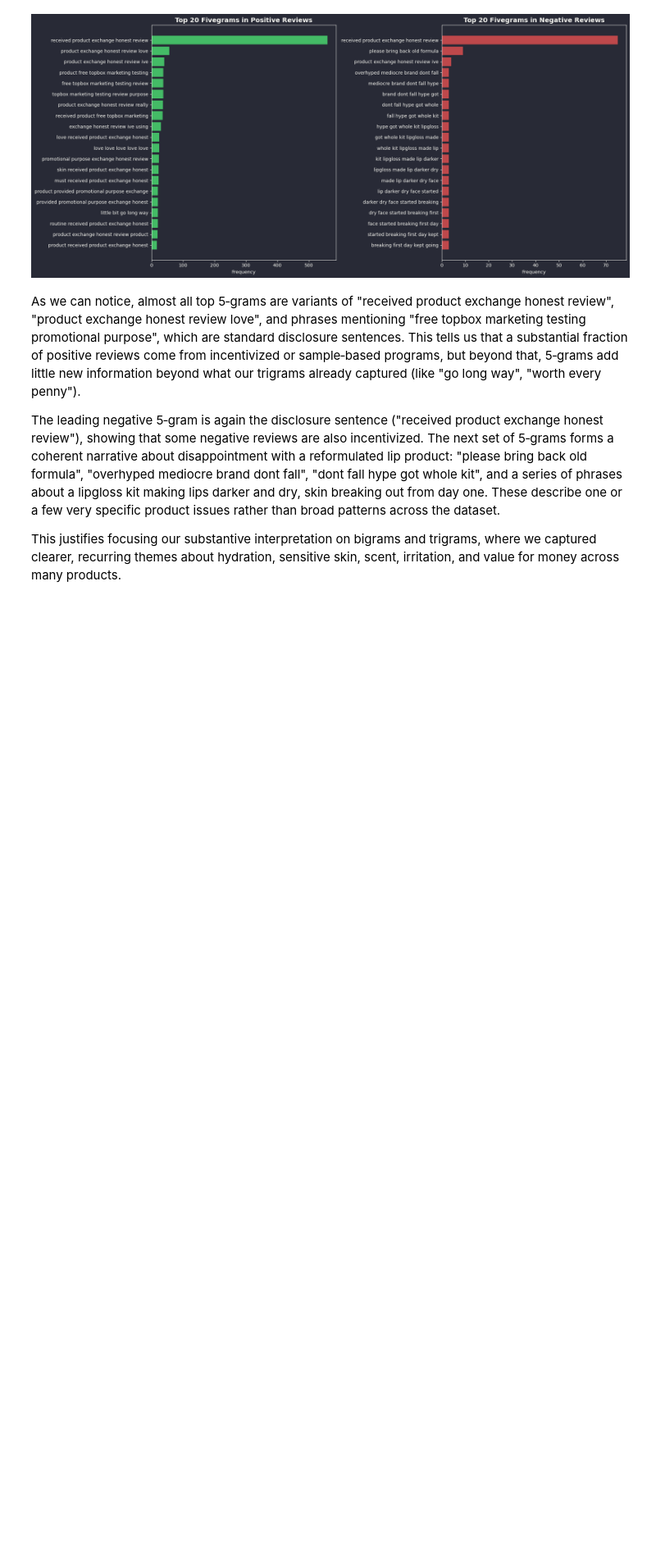
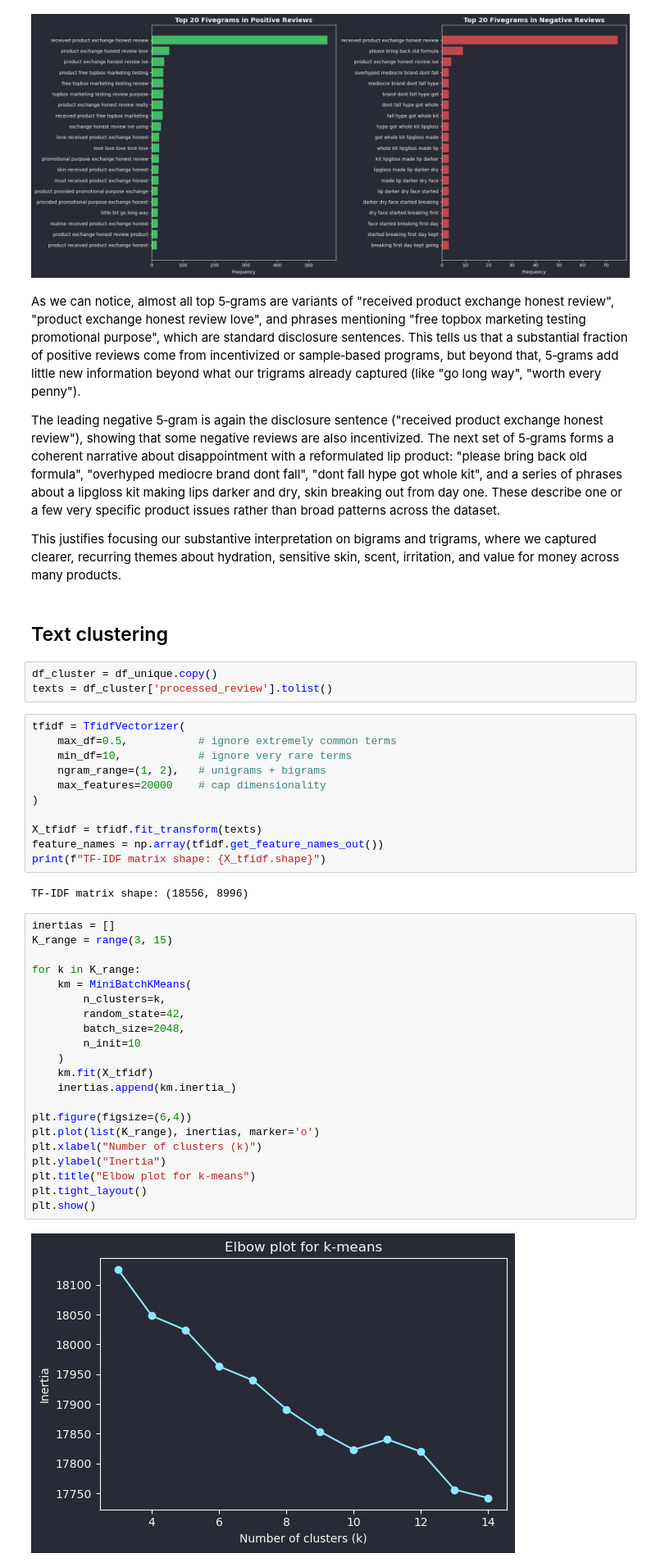
Before and after one commit to Weronikaa2001/Text-Mining-and-Social-Media-Mining-Sephora-Skincare-Reviews, a Jupyter notebook: Martyniuk_Madro_Sephora_Project.ipynb, the cells around one changed output. Shown at 82% size. Cells and saved outputs as stored; diff of their text form; blank space fills up the shorter version.

Commit message:
Added clustering analysis part

```diff
--- a/Martyniuk_Madro_Sephora_Project.ipynb
+++ b/Martyniuk_Madro_Sephora_Project.ipynb
@@ -1013,3 +1018,44 @@ As we can notice, almost all top 5‑grams are variants of "received product exc
 The leading negative 5‑gram is again the disclosure sentence ("received product exchange honest review"), showing that some negative reviews are also incentivized. The next set of 5‑grams forms a coherent narrative about disappointment with a reformulated lip product: "please bring back old formula", "overhyped mediocre brand dont fall", "dont fall hype got whole kit", and a series of phrases about a lipgloss kit making lips darker and dry, skin breaking out from day one. These describe one or a few very specific product issues rather than broad patterns across the dataset.
 
 This justifies focusing our substantive interpretation on bigrams and trigrams, where we captured clearer, recurring themes about hydration, sensitive skin, scent, irritation, and value for money across many products.
+# %% [markdown]
+## Text clustering
+# %%
+df_cluster = df_unique.copy()
+texts = df_cluster['processed_review'].tolist()
+# %%
+tfidf = TfidfVectorizer(
+    max_df=0.5,           # ignore extremely common terms
+    min_df=10,            # ignore very rare terms
+    ngram_range=(1, 2),   # unigrams + bigrams
+    max_features=20000    # cap dimensionality
+)
+
+X_tfidf = tfidf.fit_transform(texts)
+feature_names = np.array(tfidf.get_feature_names_out())
+print(f"TF-IDF matrix shape: {X_tfidf.shape}")
+# %% [output]
+TF-IDF matrix shape: (18556, 8996)
+# %%
+inertias = []
+K_range = range(3, 15)
+
+for k in K_range:
+    km = MiniBatchKMeans(
+        n_clusters=k,
+        random_state=42,
+        batch_size=2048,
+        n_init=10
+    )
+    km.fit(X_tfidf)
+    inertias.append(km.inertia_)
+
+plt.figure(figsize=(6,4))
+plt.plot(list(K_range), inertias, marker='o')
+plt.xlabel("Number of clusters (k)")
+plt.ylabel("Inertia")
+plt.title("Elbow plot for k-means")
+plt.tight_layout()
+plt.show()
+# %% [output]
+[figure, added]
```
Also changed, not shown: parts of 16 cells of this notebook.
